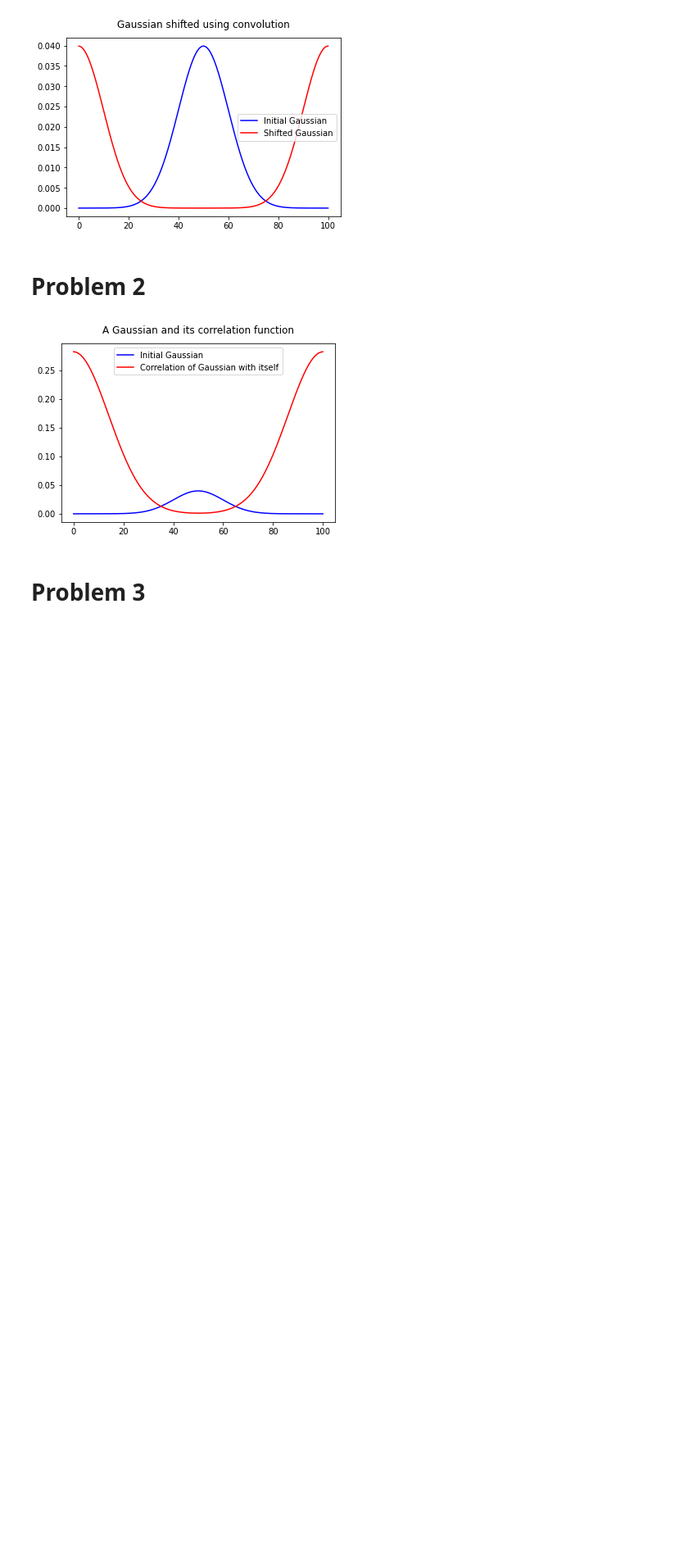
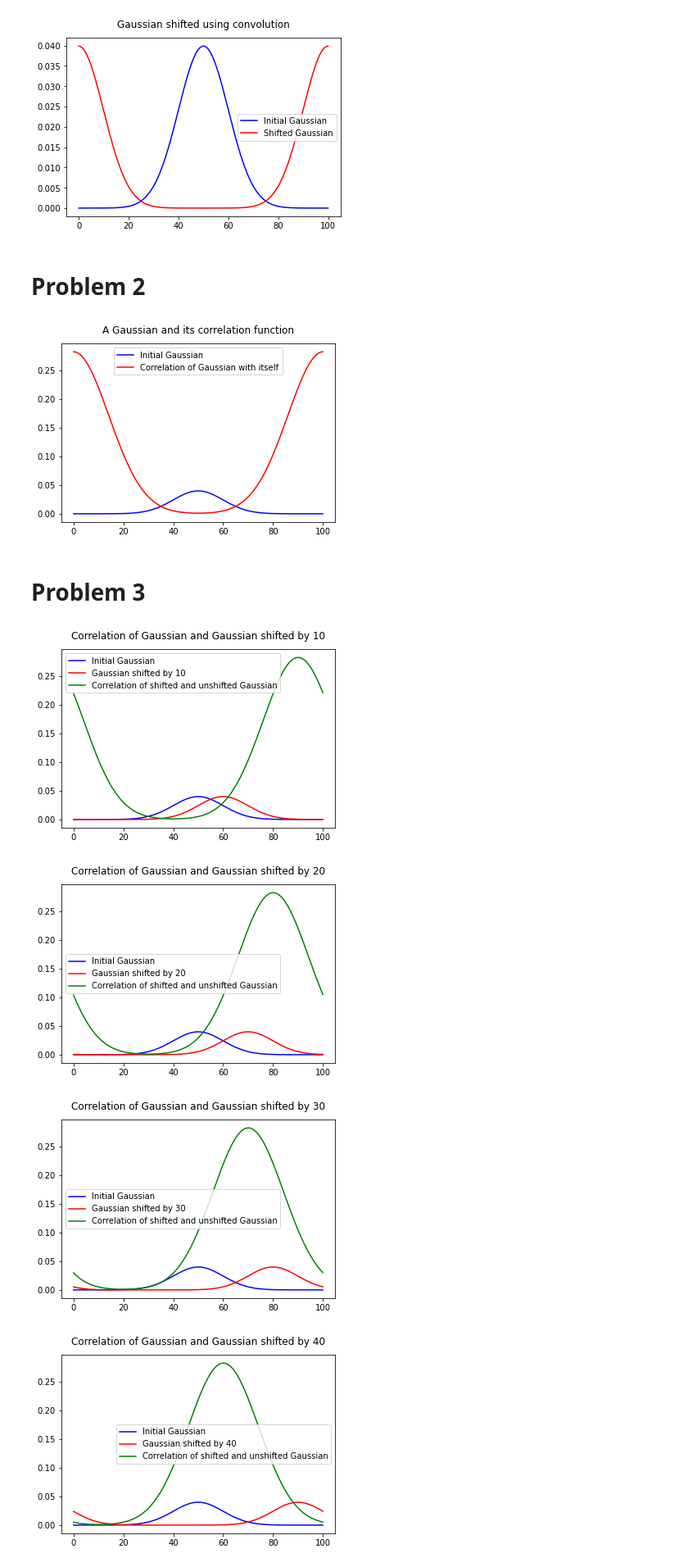
Before and after one commit to baron-de-montblanc/PHYS_512, a Jupyter notebook: problem_sets/ps5/problem_set_5.ipynb, the cells around one changed output. Shown: that part at 82% size. Cells and saved outputs as stored; diff of their text form; code cells hidden in the pictures; blank space fills up the shorter version.

```diff
--- a/problem_sets/ps5/problem_set_5.ipynb
+++ b/problem_sets/ps5/problem_set_5.ipynb
@@ -41,9 +41,10 @@ plt.plot(x, gaus, color='blue', label="Initial Gaussian")
 
 
 # Define half the array length
-half = 1/2 * (max(x)-min(x))
+xrange = max(x)-min(x)
+half = 1/2 * xrange
 
-shifted_gaus = conv(gaus, half, xrange=max(x)-min(x))
+shifted_gaus = conv(gaus, half, xrange)
 
 plt.plot(x, shifted_gaus, color='red', label="Shifted Gaussian")
 plt.legend()
@@ -78,3 +79,26 @@ plt.show()
 [figure]
 # %% [markdown]
 # Problem 3
+# %%
+# I don't quite understand what he means by
+# "take the correlation function of a Gaussian (shifted by an arbitrary amount) with itself"
+# I'm going to assume he means take the correlation of an UNSHIFTED and a SHIFTED Gaussian
+
+shift = [10,20,30,40,50]  # Shift by a bunch of values
+
+for i in shift:
+
+    shifted_gaus = conv(gaus, i, xrange)
+    corr_gaus = correlation(gaus, shifted_gaus)
+
+    plt.plot(x, gaus, color='blue', label="Initial Gaussian")
+    plt.plot(x, shifted_gaus, color='red', label=f"Gaussian shifted by {i}")
+    plt.plot(x, corr_gaus, color='green', label="Correlation of shifted and unshifted Gaussian")
+    plt.title(f"Correlation of Gaussian and Gaussian shifted by {i}",y=1.03)
+    plt.legend()
+    plt.show()
+# %% [output]
+[figure, added]
+[figure, added]
+[figure, added]
+[figure, added]
```
Also changed, not shown: parts of 3 cells of this notebook.
